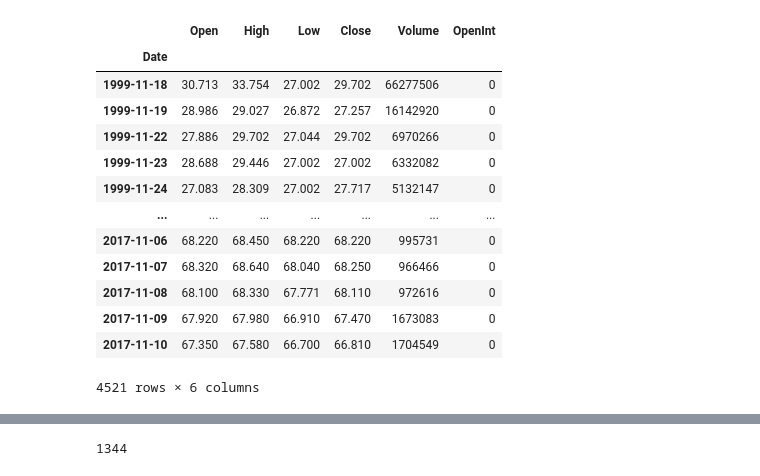
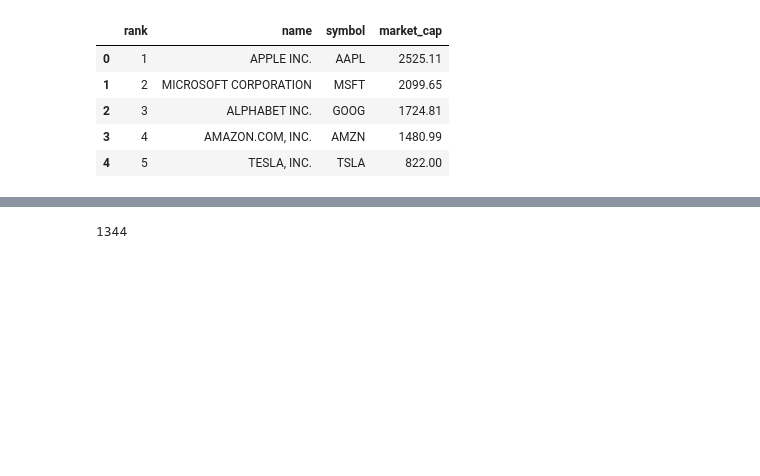
Before and after one commit to TheGAITORClub/Resources, a Jupyter notebook: Lectures/Week6/Week6.ipynb, the cells around one changed output, grey strips where cells are left out. Cells and saved outputs as stored; diff of their text form; code cells hidden in the pictures; blank space fills up the shorter version.

```diff
--- a/Lectures/Week6/Week6.ipynb
+++ b/Lectures/Week6/Week6.ipynb
@@ -5,6 +5,17 @@ import numpy as np
 import os
 
 data_path = os.path.join(os.getcwd())
+# %%
+# get top 50 stocks by market cap
+top_stocks = pd.read_csv(os.path.join(data_path, 'top50stocks.csv'))
+top_stocks.head()
+# %% [output]
+|  | rank | name | symbol | market_cap |
+| 0 | 1 | APPLE INC. | AAPL | 2525.11 |
+| 1 | 2 | MICROSOFT CORPORATION | MSFT | 2099.65 |
+| 2 | 3 | ALPHABET INC. | GOOG | 1724.81 |
+| 3 | 4 | AMAZON.COM, INC. | AMZN | 1480.99 |
+| 4 | 5 | TESLA, INC. | TSLA | 822.00 |
 # %%
 from sklearn.preprocessing import MinMaxScaler
 
@@ -20,35 +31,16 @@ transformers = {}
 
 def get_scaled_data(symbol, folder='Stocks'):
     """
-    Scales stock data
+    Gets scaled data from from a symbol
     """
 
     df = get_stock_data(symbol, folder)
 
     scaler = MinMaxScaler(feature_range=(0, 1))
-    scaled_df = scaler.fit_transform(df)
+    if 'OpenInt' in df.columns:
+        df = df.drop('OpenInt', axis=1)
+    scaled_data = scaler.fit_transform(df)
 
-    df['Open'] = scaled_df[:, 0]
-    df['High'] = scaled_df[:, 1]
-    df['Low'] = scaled_df[:, 2]
-    df['Close'] = scaled_df[:, 3]
-    df['Volume'] = scaled_df[:, 4]
-    return df
+    cols = ['Open', 'High', 'Low', 'Close', 'Volume']
 
-
-get_stock_data("a")
+    return scaler, scaled_data, cols
-# %% [output]
-|  | Open | High | Low | Close | Volume | OpenInt |
-| Date |  |  |  |  |  |  |
-| 1999-11-18 | 30.713 | 33.754 | 27.002 | 29.702 | 66277506 | 0 |
-| 1999-11-19 | 28.986 | 29.027 | 26.872 | 27.257 | 16142920 | 0 |
-| 1999-11-22 | 27.886 | 29.702 | 27.044 | 29.702 | 6970266 | 0 |
-| 1999-11-23 | 28.688 | 29.446 | 27.002 | 27.002 | 6332082 | 0 |
-| 1999-11-24 | 27.083 | 28.309 | 27.002 | 27.717 | 5132147 | 0 |
-| ... | ... | ... | ... | ... | ... | ... |
-| 2017-11-06 | 68.220 | 68.450 | 68.220 | 68.220 | 995731 | 0 |
-| 2017-11-07 | 68.320 | 68.640 | 68.040 | 68.250 | 966466 | 0 |
-| 2017-11-08 | 68.100 | 68.330 | 67.771 | 68.110 | 972616 | 0 |
-| 2017-11-09 | 67.920 | 67.980 | 66.910 | 67.470 | 1673083 | 0 |
-| 2017-11-10 | 67.350 | 67.580 | 66.700 | 66.810 | 1704549 | 0 |
-4521 rows × 6 columns
```
Also changed, not shown: parts of 11 cells of this notebook, 1 other file.
